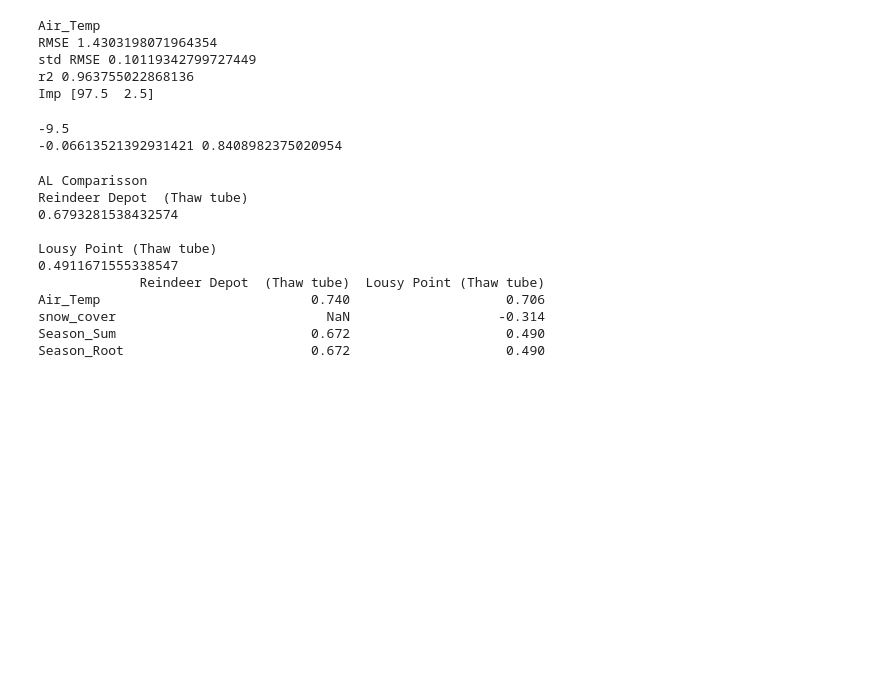
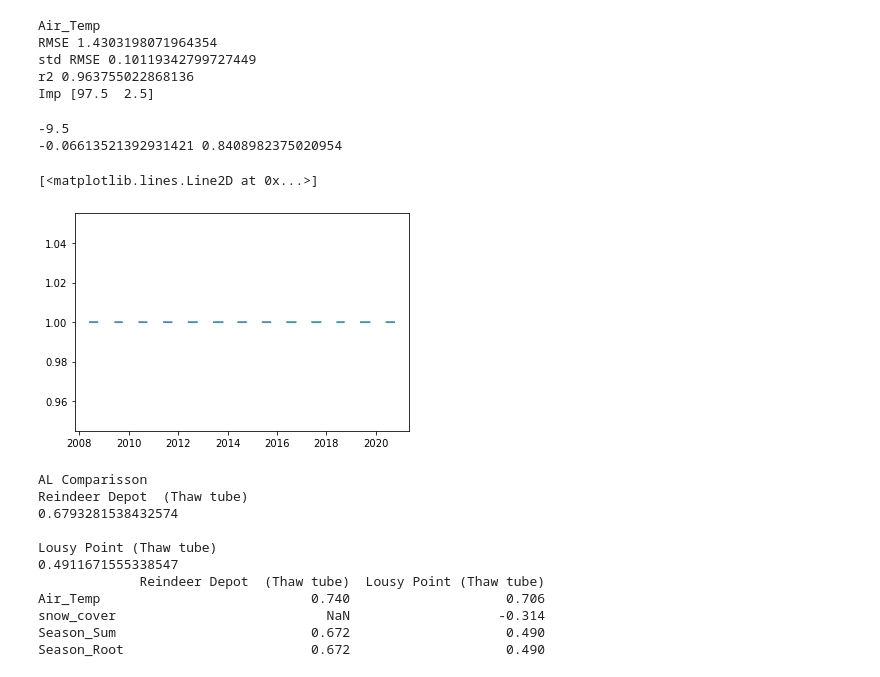
Before and after one commit to June-Skeeter/FishIsland_Flux_Analysis, a Jupyter notebook: FluxProcessing/FishIsland_AWS_Temporal_Upscale.ipynb, the cells around one changed output. Drawn from its saved outputs; the diff is of its cells as text; code cells hidden in the pictures; blank space fills up the shorter version.

```diff
--- a/FluxProcessing/FishIsland_AWS_Temporal_Upscale.ipynb
+++ b/FluxProcessing/FishIsland_AWS_Temporal_Upscale.ipynb
@@ -624,32 +625,66 @@ FDF = FDF.join(FDF_a,rsuffix='_BL')
 FDF = FDF.set_index('Year').drop(columns=['Year_BL'])
 
 FDF = FDF.reset_index()
 # FDF = FDF.append([2018,2019,2020])
 FDF = FDF.append([2019,2020])
 FDF['Year']=FDF['Year'].fillna(FDF[0])
 FDF = FDF.reset_index(drop=True).set_index(FDF['Year'].astype(int))
 FDF = FDF.drop(columns=[0,'Year'])
 
 # FDF['Peak_Day_BL']=FDF['Peak_Day_BL'].fillna(FDF['Peak_Day']+1)
 
 print((FDF['Peak_Day_BL']-FDF['Peak_Day']).median())
 
 for y,row in FDF.iterrows():
     Year = Daily.loc[Daily.index.year == y]
     S = (Year.loc[Year.index.dayofyear==row[['Peak_Day','Peak_Day_BL']].min(),
                    ['NDVI_FI_LCP','NDSI_FI_LCP','snow_cover']])
     if y == 2008:
         Stats = S
     elif y >2008:
         Stats = Stats.append(S)
 
 Stats.index=Stats.index.year
 FDF = FDF.join(Stats)
 NDVI_m,NDSI_m = Stats[['NDVI_FI_LCP','NDSI_FI_LCP']].median().values
 
 print(NDVI_m,NDSI_m)
+
+
+Daily['Freezing']=1
+Daily.loc[Daily['Air_Temp']<0,'Freezing']=0
+
+GS_Thresh = 0.25
+Daily['Green']=1
+Daily.loc[Daily['NDVI_FI_LCP']<GS_Thresh,'Green']=0
+
+Daily['Snow']=1
+Daily.loc[Daily['NDSI_FI_LCP']>0,'Snow']=0
+
+Daily['Season']=0
+Daily['Season'] = Daily['Snow']*Daily['Freezing']#*Daily['Green']
+
+for y in range(2008,2021):
+    Year = Daily.loc[Daily.index.year==y].copy()
+    Year['Season_Sum'] = Year['Season'].cumsum()
+    Year.loc[Year['Season_Sum']==0,'Season']=np.nan
+    Year.loc[Year['Season_Sum']==Year['Season_Sum'].max(),'Season']=np.nan
+    Year.loc[Year['Season'].isnull()==False,'Season']=1
+    Year.loc[Year['Season']<1,'Season']=np.nan
+    Daily.loc[Daily.index.year==y,'Season_Sum']=Year['Season_Sum']*1
+    Daily.loc[Daily.index.year==y,'Season_Root']=Year['Season_Sum']**.5
+    FDF.loc[FDF.index==y,'Season_Sum']=Year['Season_Sum'].max()
+    FDF.loc[FDF.index==y,'Season_Root']=Year['Season_Sum'].max()**.5
+    Daily.loc[Daily.index.year==y,'Season']=Year['Season']
+
+FDF['Season_Root']=FDF['Season_Sum']**.5
+
+plt.figure()
+plt.plot(Daily['Season'])
 # %% [output]
 -9.5
 -0.06613521392931421 0.8408982375020954
+[<matplotlib.lines.Line2D at 0x...>]
+[figure, added]
 # %%
 
```
Also changed, not shown: parts of 3 cells of this notebook.
